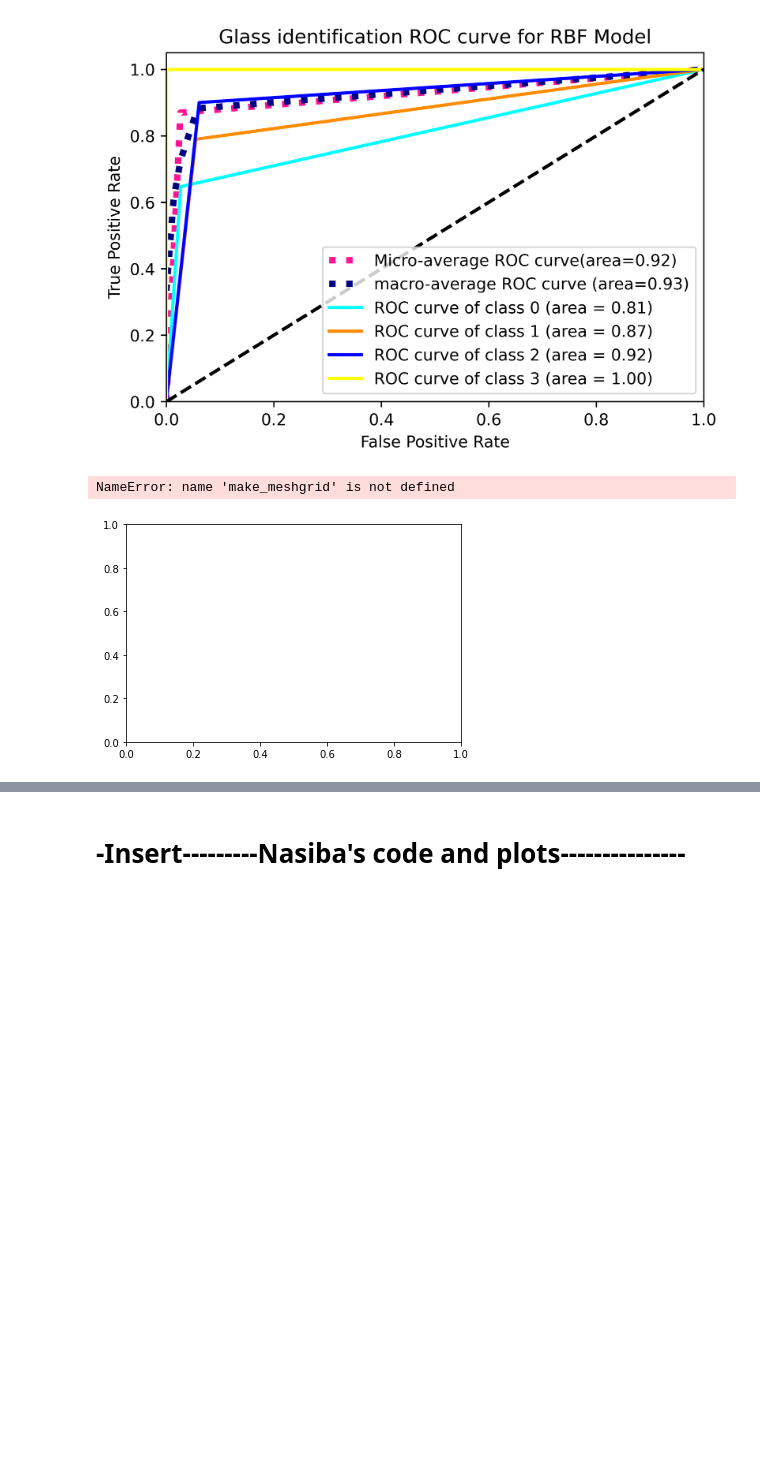
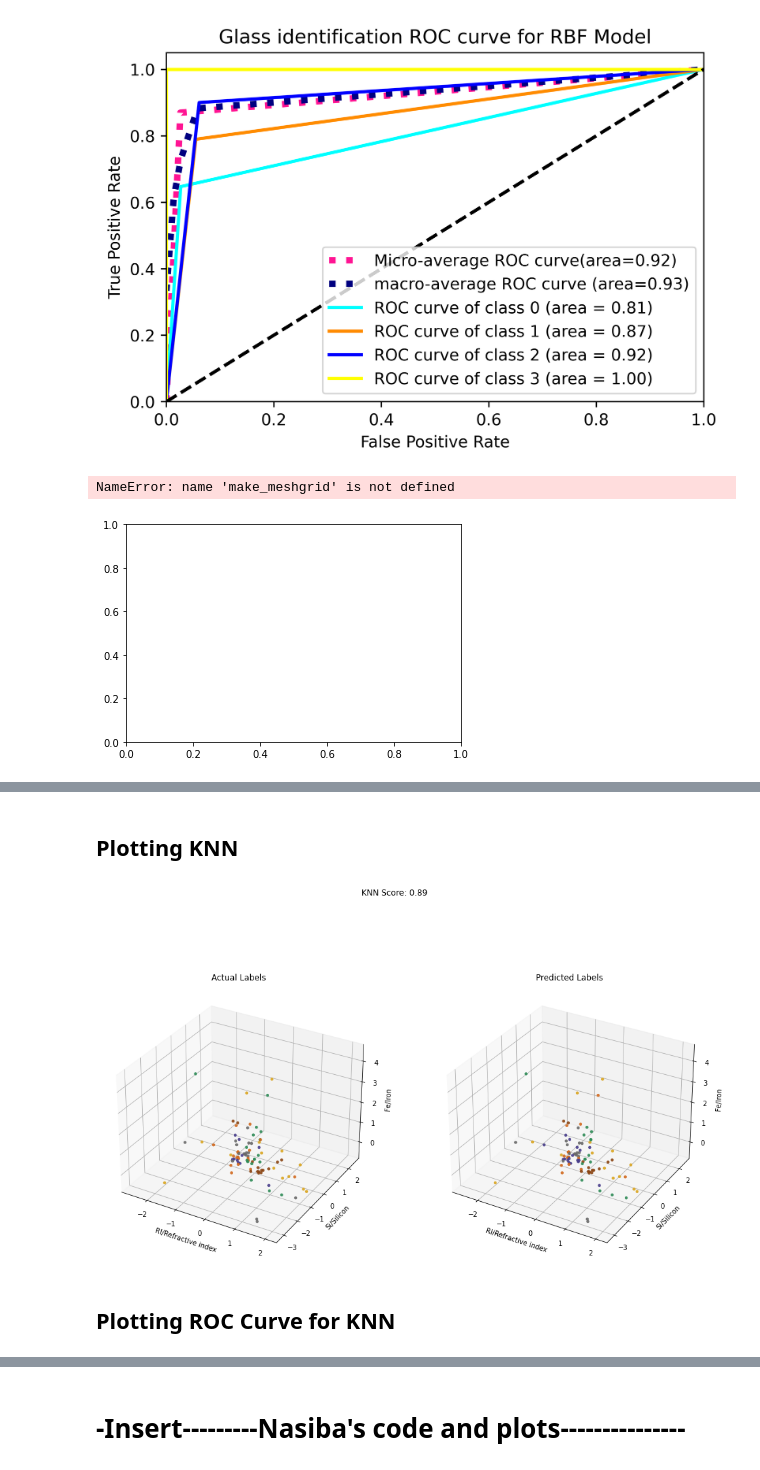
Before and after one commit to madisonmassie/Final_Project, a Jupyter notebook: Final_Project Code for Models.ipynb, the cells around one changed output, grey strips where cells are left out. Cells and saved outputs as stored; diff of their text form; code cells hidden in the pictures; blank space fills up the shorter version.

```diff
--- a/Final_Project Code for Models.ipynb
+++ b/Final_Project Code for Models.ipynb
@@ -459,0 +583,9 @@ NameError: name 'make_meshgrid' is not defined
+# %%
+#Run several feature selection functions using X and y
+mi = mutual_info_classif(X, y, random_state=42)
+f_score, _ = f_classif(X, y)
+sp = SelectPercentile(chi2, percentile=10).fit(X, y)
+#Create a DataFrame of the features and their scores
+feats = pd.DataFrame(zip(df_glass.columns[:-1], mi, f_score, sp.scores_),
+                  columns=['Feats', 'MI', 'F_Score', 'Chi-10'])
+feats
@@ -459,0 +603,8 @@ NameError: name 'make_meshgrid' is not defined
+# %%
+#Find the 3 features with the highest score for each function
+top_3_feats = {}
+for i in ['MI', 'F_Score', 'Chi-10']:
+    top_3_feats[i] = feats.sort_values(by = i)['Feats'][:3].values
+#Create a DataFrame of the top 3 features
+top_3 = pd.DataFrame(top_3_feats)
+top_3
@@ -459,0 +616,62 @@ NameError: name 'make_meshgrid' is not defined
+# %% [markdown]
+## Plotting KNN
+# %%
+fig = plt.figure(figsize=(16, 10))
+fig.suptitle(f'KNN Score: {knn.score(X_test, y_test).round(2)}')
+#Get the X values for the top 3 features
+xs = list(X_test[:, 0])
+ys = list(X_test[:, 4])
+zs = list(X_test[:, 8])
+
+#Loop through y_test and assign each class a color
+true_colors = []
+for i in y_test:
+    if i == 0:
+        true_colors.append('seagreen')
+    elif i == 1:
+        true_colors.append('chocolate')
+    elif i == 2:
+        true_colors.append('darkslateblue')
+    elif i == 3:
+        true_colors.append('goldenrod')
+    elif i == 4:
+        true_colors.append('saddlebrown')
+    else:
+        true_colors.append('dimgrey')
+
+#Loop through knn_pred and assign each class a color
+pred_colors = []
+for i in knn_pred:
+    if i == 0:
+        pred_colors.append('seagreen')
+    elif i == 1:
+        pred_colors.append('chocolate')
+    elif i == 2:
+        pred_colors.append('darkslateblue')
+    elif i == 3:
+        pred_colors.append('goldenrod')
+    elif i == 4:
+        pred_colors.append('saddlebrown')
+    else:
+        pred_colors.append('dimgrey')
+
+#Add a 3-D graph of X_test and color by y_test value
+ax1 = fig.add_subplot(121, projection='3d')
+ax1.scatter(xs, ys, zs, alpha=0.9, c=true_colors, edgecolors='none')
+ax1.set_xlabel(df_glass.columns[0])
+ax1.set_ylabel(df_glass.columns[4])
+ax1.set_zlabel(df_glass.columns[8])
+ax1.set_title('Actual Labels')
+
+#Add a 3-D graph of X_test and color by y_pred value
+ax2 = fig.add_subplot(122, projection='3d')
+ax2.scatter(xs, ys, zs, alpha=0.9, c=pred_colors, edgecolors='none')
+ax2.set_xlabel(df_glass.columns[0])
+ax2.set_ylabel(df_glass.columns[4])
+ax2.set_zlabel(df_glass.columns[8])
+ax2.set_title('Predicted Labels')
+plt.show()
+# %% [output]
+[figure, added]
+# %% [markdown]
+## Plotting ROC Curve for KNN
```
Also changed, not shown: parts of 28 cells of this notebook, 1 other file.
